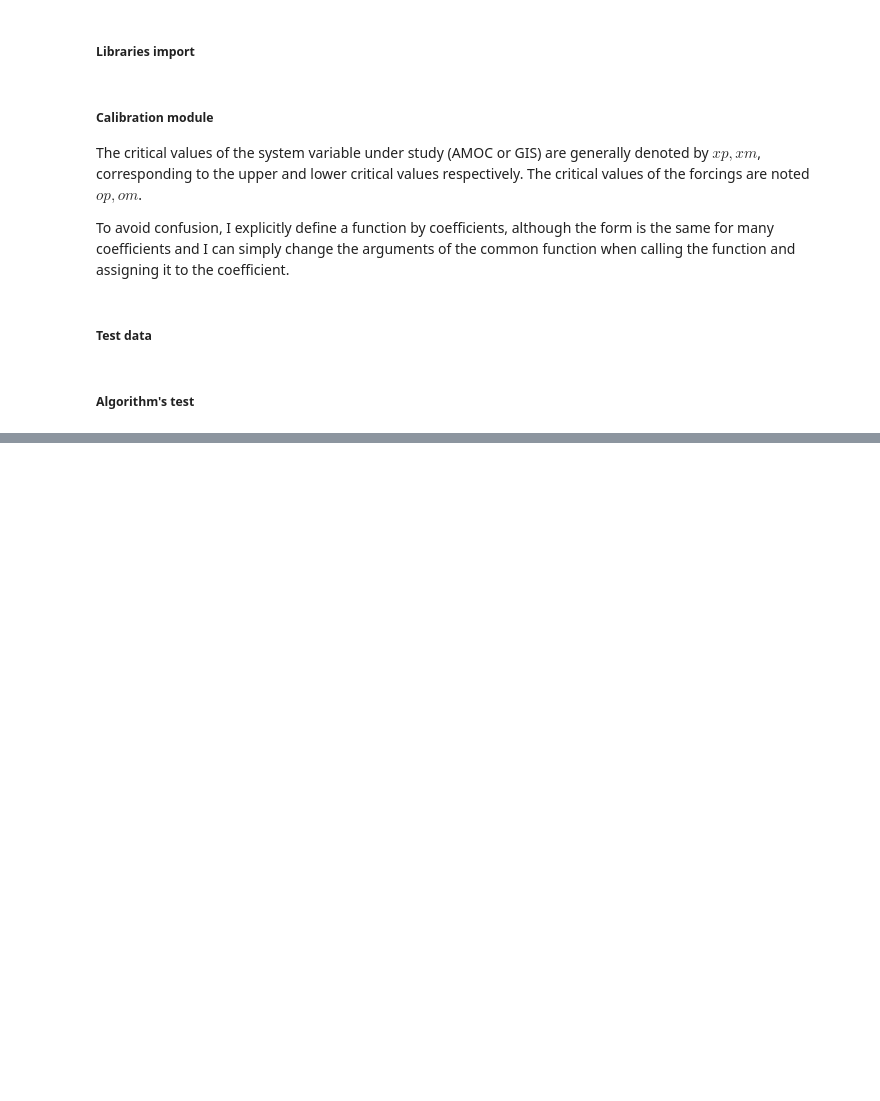
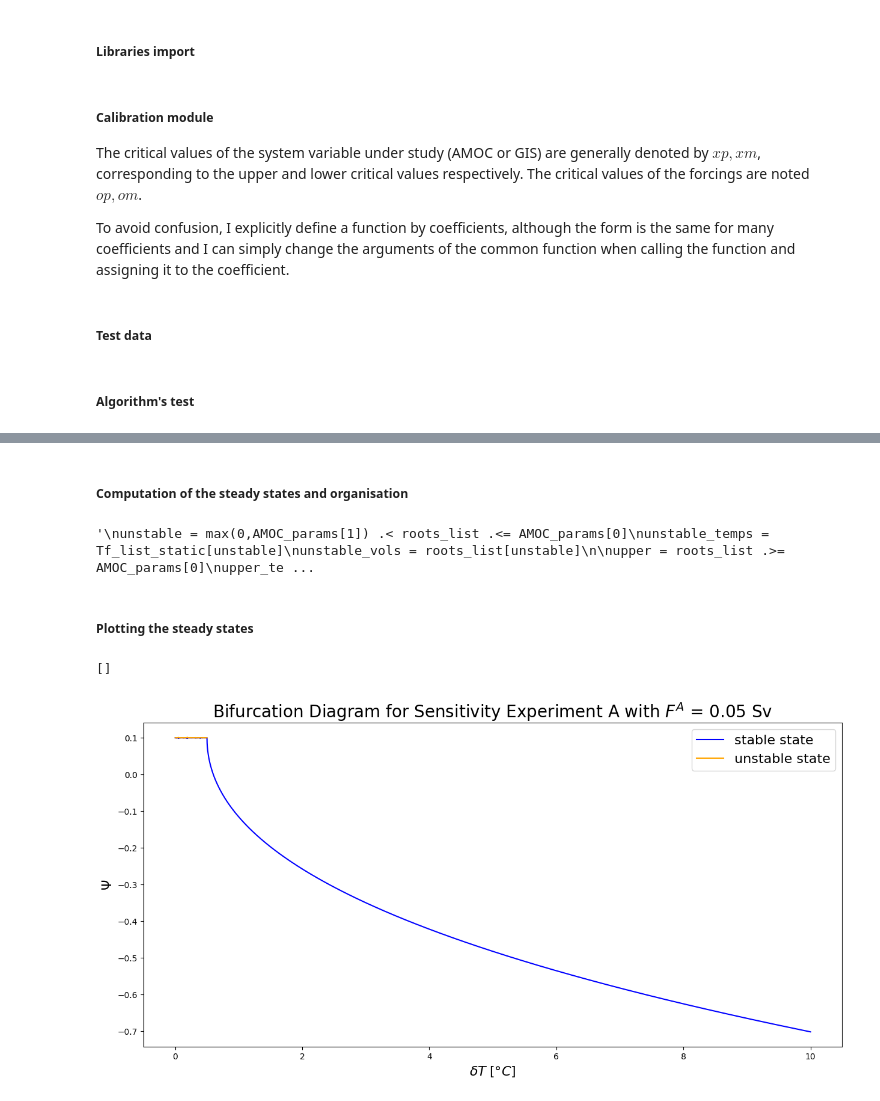
Before and after one commit to AmauryLaridon/LPHYS2299-Master-s-Thesis, a Jupyter notebook: SURFER/SURFER - Tipping Module Calibration/Tipping Module Calibration.ipynb, the cells around one changed output, grey strips where cells are left out. Cells and saved outputs as stored; diff of their text form; code cells hidden in the pictures; blank space fills up the shorter version.

```diff
--- a/SURFER/SURFER - Tipping Module Calibration/Tipping Module Calibration.ipynb
+++ b/SURFER/SURFER - Tipping Module Calibration/Tipping Module Calibration.ipynb
@@ -121,0 +227,8 @@ Plot
+# %%
+# Looks for steady states with 0 < Psi < 1 for fixed T_forcing and F_forcing
+def psi_roots(T_forcing, F_forcing, AMOC_parameters):
+    def g(Psi):
+        y = dPsi_dt(Psi, T_forcing, F_forcing, AMOC_parameters)
+        return y
+    roots = fsolve(g, 0)
+    return roots
@@ -121,0 +237,8 @@ Plot
+# %%
+def steady_data_ExpA(AMOC_parameters):
+    #computing the steady states
+    roots = [[T_forcing, psi_roots(T_forcing,F_forcing=F_A, AMOC_parameters=AMOC_parameters)] for T_forcing in np.arange(T_min,T_max, dT)]
+    Tf_roots = [ [Tf_roots[0], root] for Tf_roots in roots for root in Tf_roots[1]]
+    Tf_list = [elem[0] for elem in Tf_roots]
+    roots_list = [elem[1] for elem in Tf_roots];
+    return Tf_list, roots_list
@@ -122 +255,64 @@ Plot
+# %% [markdown]
+##### Computation of the steady states and organisation
+# %%
+# Computation of the steady states
+Tf_list_static, roots_list = steady_data_ExpA(AMOC_params)
+# Organisation of the steady states
+index = 0
+
+unstable_roots = []
+unstable_temps = []
+
+upper_roots = []
+upper_temps = []
+
+lower_roots = []
+lower_temps = []
+
+for root in roots_list:
+
+    if max(0,AMOC_params[1]) <= root <= AMOC_params[0]:
+        unstable_roots.append(root)
+        unstable_temps.append(Tf_list_static[index])
+        index +=1
+    if root >= AMOC_params[0]:
+        upper_roots.append(root)
+        upper_temps.append(Tf_list_static[index])
+        index +=1
+    if root <= max(0,AMOC_params[1]):
+        lower_roots.append(root)
+        lower_temps.append(Tf_list_static[index])
+        index +=1
+
+"""
+unstable = max(0,AMOC_params[1]) .< roots_list .<= AMOC_params[0]
+unstable_temps = Tf_list_static[unstable]
+unstable_vols = roots_list[unstable]
+
+upper = roots_list .>= AMOC_params[0]
+upper_temps = Tf_list_static[upper]
+upper_vols = roots_list[upper]
+
+lower = roots_list .<= max(0,AMOC_params[1])
+lower_temps = Tf_list_static[lower]
+lower_vols = roots_list[lower]
+"""
+# %% [output]
+'\nunstable = max(0,AMOC_params[1]) .< roots_list .<= AMOC_params[0]\nunstable_temps = Tf_list_static[unstable]\nunstable_vols = roots_list[unstable]\n\nupper = roots_list .>= AMOC_params[0]\nupper_te ...
+# %% [markdown]
+##### Plotting the steady states
+# %%
+fig, ax = plt.subplots(1,1,figsize=(15,7))
+
+ax.plot(upper_temps, upper_roots, color="blue", label="stable state")
+ax.plot(lower_temps, lower_roots, color="blue")
+ax.plot(unstable_temps, unstable_roots, color="orange", label="unstable state")
+ax.set_ylabel(r"$\Psi$", fontsize=16)
+ax.set_xlabel(r"$\delta T\;[°C]$", fontsize=16)
+plt.title("Bifurcation Diagram for Sensitivity Experiment A with "+r"$F^A$ = {}".format(F_A)+" Sv", fontsize=20)
+plt.legend(fontsize=16)
+plt.plot()
+# %% [output]
+[]
+[figure, added]
 # %%
```
Also changed, not shown: parts of 14 cells of this notebook.
